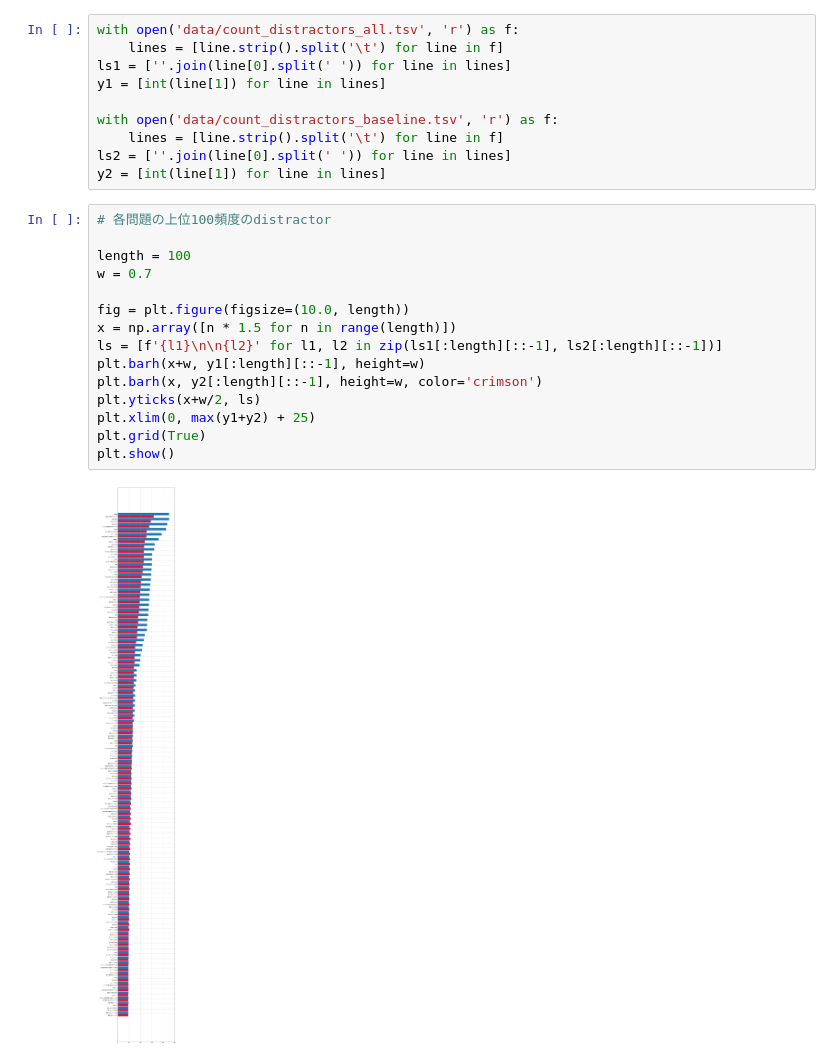
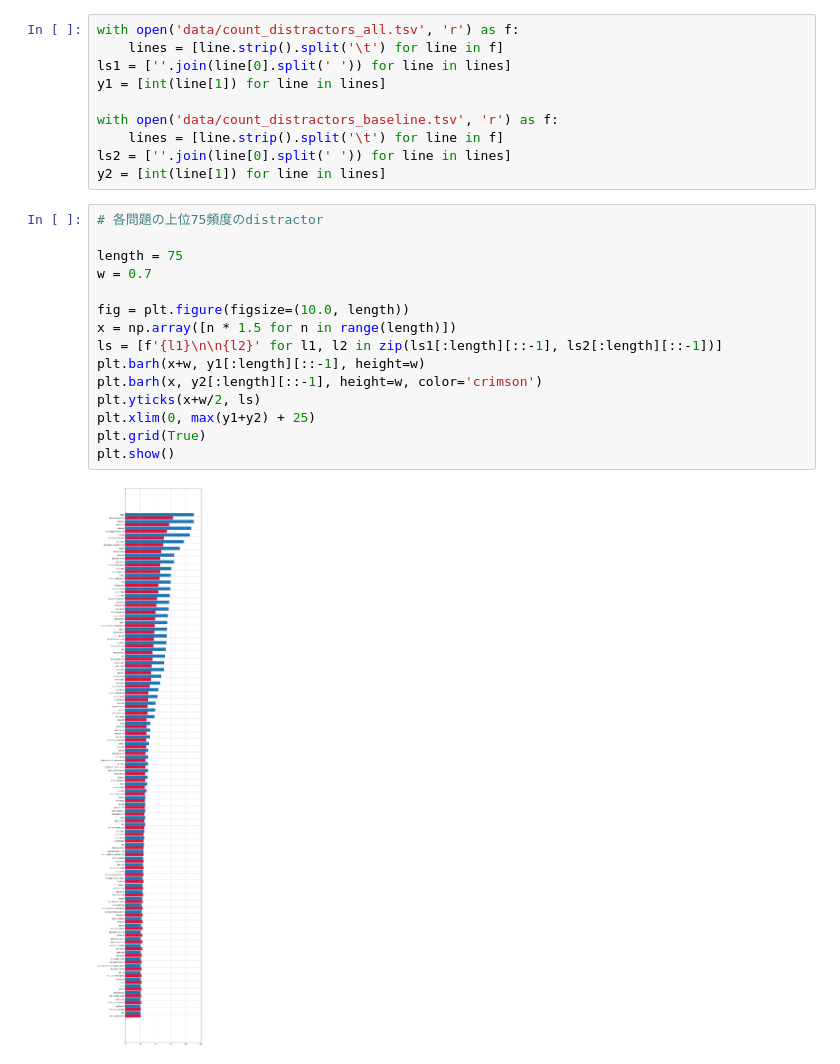
Before and after one commit to omukazu/pyplots, a Jupyter notebook: pyplots.ipynb, the cells around one changed output. Cells and saved outputs as stored; diff of their text form.

Commit message:
modify figure

```diff
--- a/pyplots.ipynb
+++ b/pyplots.ipynb
@@ -16,20 +16,20 @@ with open('data/count_distractors_baseline.tsv', 'r') as f:
 ls2 = [''.join(line[0].split(' ')) for line in lines]
 y2 = [int(line[1]) for line in lines]
 # %%
-# 各問題の上位100頻度のdistractor
+# 各問題の上位75頻度のdistractor
 
-length = 100
+length = 75
 w = 0.7
 
 fig = plt.figure(figsize=(10.0, length))
 x = np.array([n * 1.5 for n in range(length)])
 ls = [f'{l1}\n\n{l2}' for l1, l2 in zip(ls1[:length][::-1], ls2[:length][::-1])]
 plt.barh(x+w, y1[:length][::-1], height=w)
 plt.barh(x, y2[:length][::-1], height=w, color='crimson')
 plt.yticks(x+w/2, ls)
 plt.xlim(0, max(y1+y2) + 25)
 plt.grid(True)
 plt.show()
 # %% [output]
-[figure, old version]
+[figure, new version]
 # %%
```
Also changed, not shown: parts of 2 cells of this notebook.
